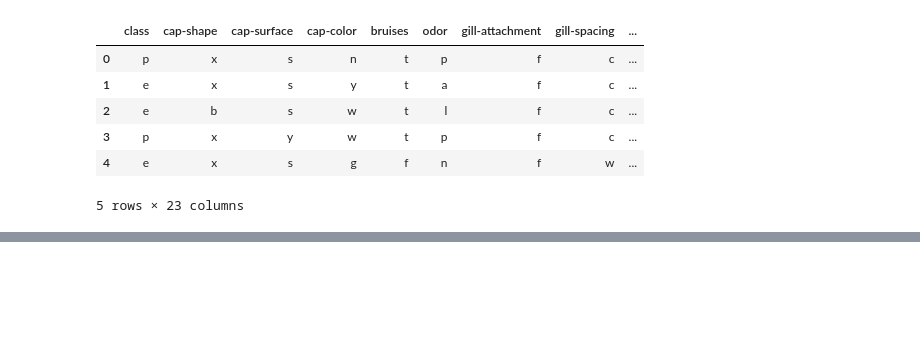
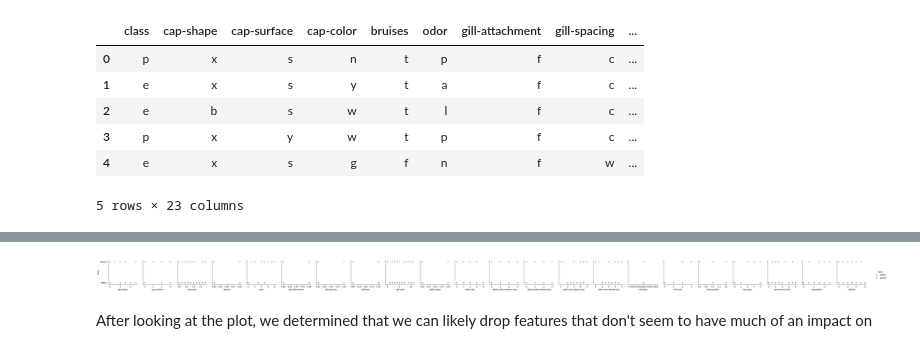
Before and after one commit to patrickcanny/Probably-Interesting-Data, a Jupyter notebook: notebooks/Mushrooms.ipynb, the cells around one changed output, grey strips where cells are left out. Cells and saved outputs as stored; diff of their text form; code cells hidden in the pictures; blank space fills up the shorter version.

```diff
--- a/notebooks/Mushrooms.ipynb
+++ b/notebooks/Mushrooms.ipynb
@@ -11,3 +11,10 @@ mush.head(5)
 | 3 | p | x | y | w | t | p | f | c | ... |
 | 4 | e | x | s | g | f | n | f | w | ... |
 5 rows × 23 columns
+# %%
+from sklearn import preprocessing
+le = preprocessing.LabelEncoder()
+encodedmush = mush.apply(le.fit_transform)
+# %%
+encodedmush['class'] = pd.cut(encodedmush['class'], bins=2, labels=['edible','poison'])
+encodedmush.head(5)
@@ -13,0 +29,13 @@ mush.head(5)
+# %%
+import seaborn as sns
+import matplotlib.pyplot as plt
+feats = [x for x in list(encodedmush) if x != 'class']
+pp = sns.pairplot(data=encodedmush,
+                  x_vars = feats,
+                  y_vars = 'class',
+                  hue='class')
+plt.show()
+# %% [output]
+[figure, added]
+# %% [markdown]
+After looking at the plot, we determined that we can likely drop features that don't seem to have much of an impact on
```
Also changed, not shown: parts of 1 cell of this notebook, 2 other files.
